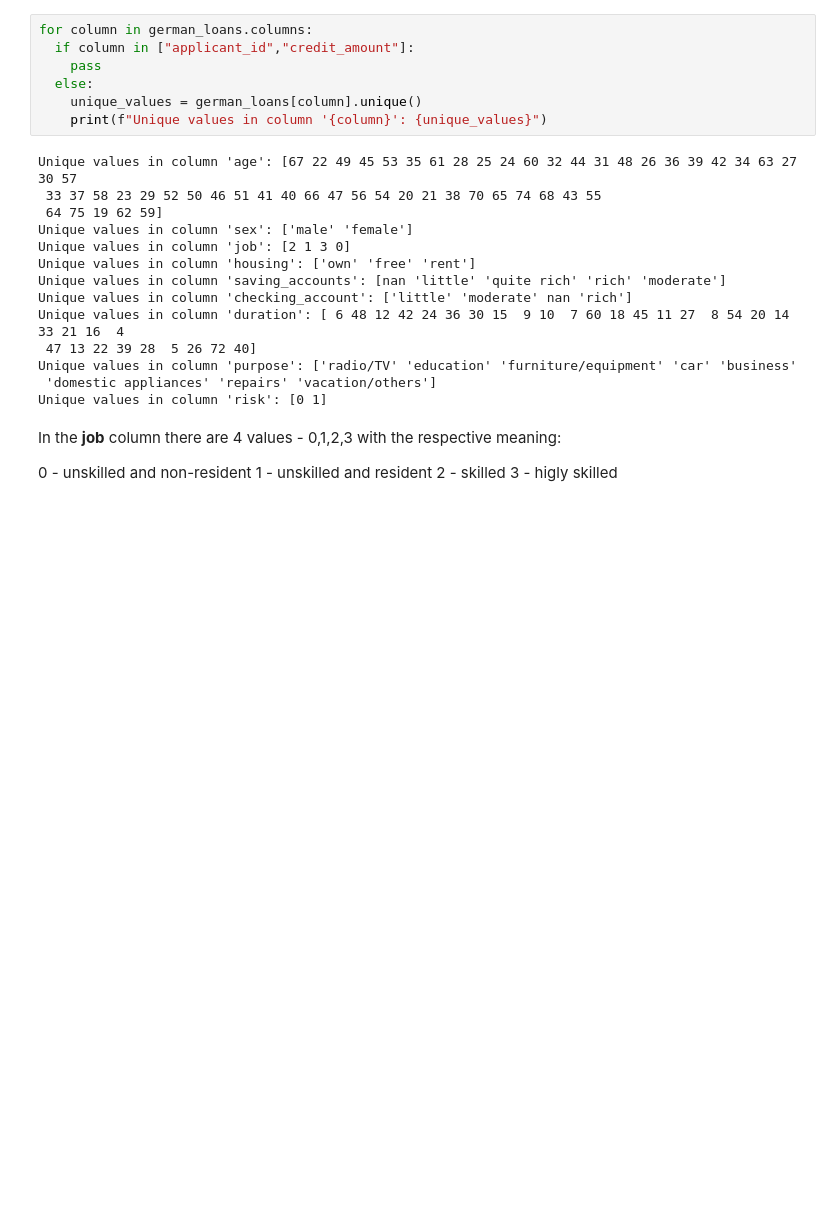
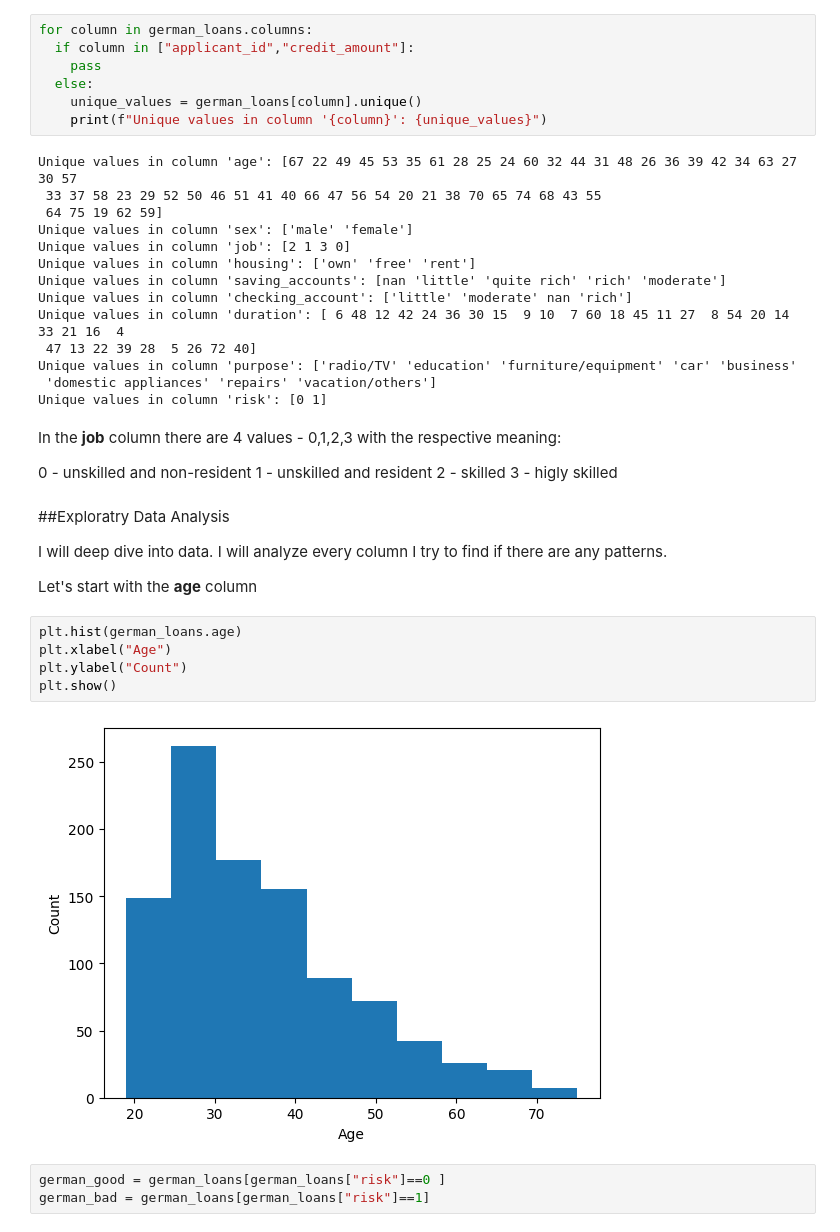
Before and after one commit to jordan-bonev/Loan-Risk-Predicition, a Jupyter notebook: Loan-Risk-Prediction.ipynb, the cells around one changed output. Drawn from its saved outputs; the diff is of its cells as text; blank space fills up the shorter version.

```diff
--- a/Loan-Risk-Prediction.ipynb
+++ b/Loan-Risk-Prediction.ipynb
@@ -139,3 +139,19 @@ In the **job** column there are 4 values - 0,1,2,3 with the respective meaning:
 1 - unskilled and resident
 2 - skilled
 3 - higly skilled
+# %% [markdown]
+##Exploratry Data Analysis
+
+I will deep dive into data. I will analyze every column I try to find if there are any patterns.
+
+Let's start with the **age** column
+# %%
+plt.hist(german_loans.age)
+plt.xlabel("Age")
+plt.ylabel("Count")
+plt.show()
+# %% [output]
+[figure, added]
+# %%
+german_good = german_loans[german_loans["risk"]==0 ]
+german_bad = german_loans[german_loans["risk"]==1]
```
Also changed, not shown: parts of 1 cell of this notebook.
